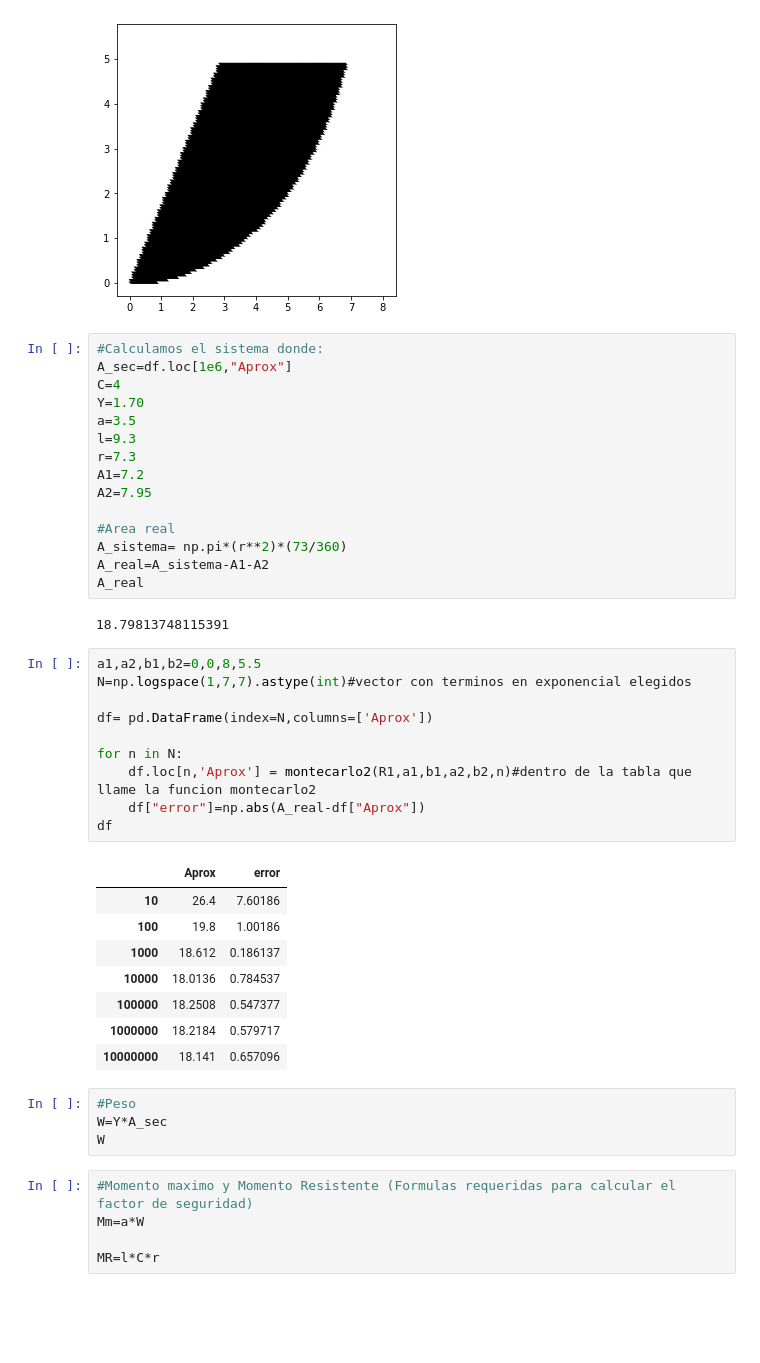
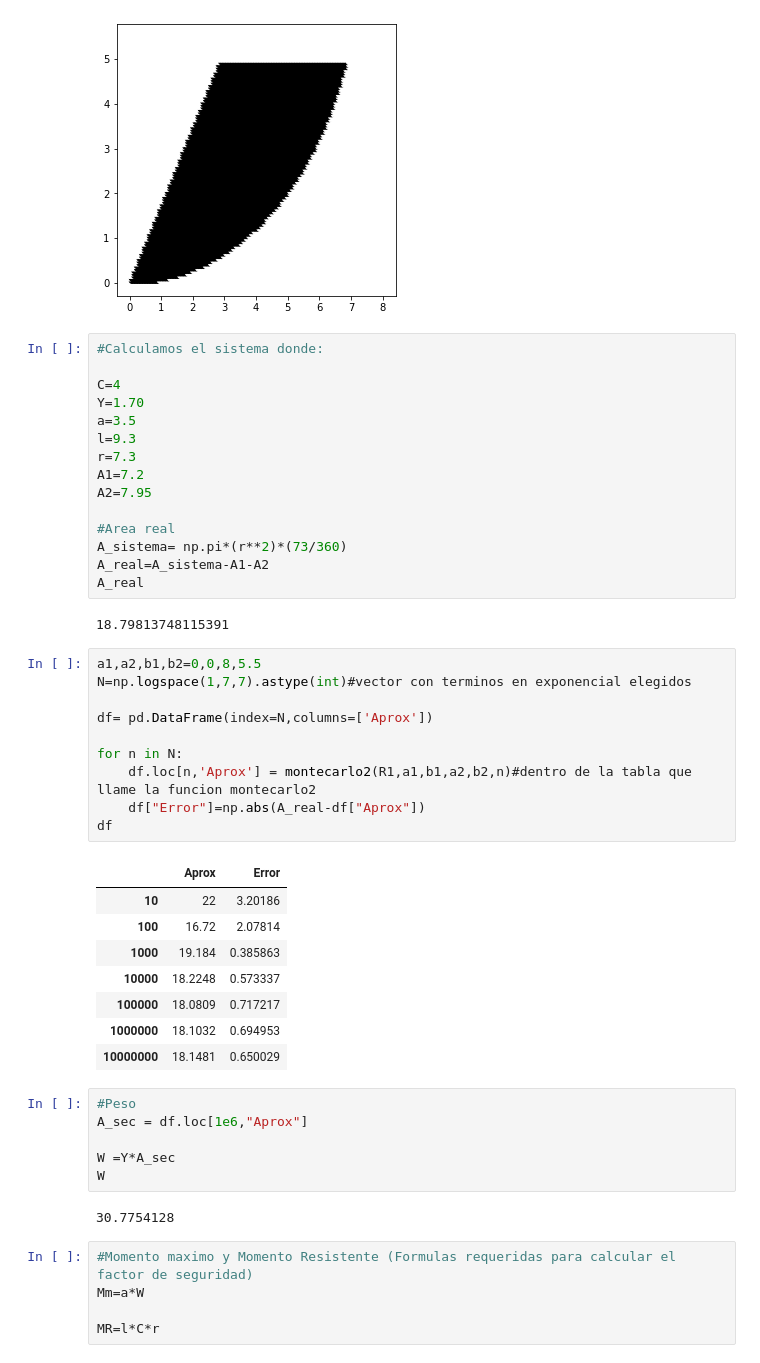
Before and after one commit to AntonioOrendain/Proyecto-2, a Jupyter notebook: PM2__MoralesA1_VillafañaL2_JimenezF3.ipynb, the cells around one changed output. Drawn from its saved outputs; the diff is of its cells as text; blank space fills up the shorter version.

```diff
--- a/PM2__MoralesA1_VillafañaL2_JimenezF3.ipynb
+++ b/PM2__MoralesA1_VillafañaL2_JimenezF3.ipynb
@@ -105,7 +127,7 @@ plt.show()
 [figure]
 # %%
 #Calculamos el sistema donde:
-A_sec=df.loc[1e6,"Aprox"]
+
 C=4
 Y=1.70
 a=3.5
@@ -123,26 +145,30 @@ A_real
 # %%
 a1,a2,b1,b2=0,0,8,5.5
 N=np.logspace(1,7,7).astype(int)#vector con terminos en exponencial elegidos
 
 df= pd.DataFrame(index=N,columns=['Aprox'])
 
 for n in N:
     df.loc[n,'Aprox'] = montecarlo2(R1,a1,b1,a2,b2,n)#dentro de la tabla que llame la funcion montecarlo2
-    df["error"]=np.abs(A_real-df["Aprox"])
+    df["Error"]=np.abs(A_real-df["Aprox"])
 df
 # %% [output]
-|  | Aprox | error |
-| 10 | 26.4 | 7.60186 |
-| 100 | 19.8 | 1.00186 |
-| 1000 | 18.612 | 0.186137 |
-| 10000 | 18.0136 | 0.784537 |
-| 100000 | 18.2508 | 0.547377 |
-| 1000000 | 18.2184 | 0.579717 |
-| 10000000 | 18.141 | 0.657096 |
+|  | Aprox | Error |
+| 10 | 22 | 3.20186 |
+| 100 | 16.72 | 2.07814 |
+| 1000 | 19.184 | 0.385863 |
+| 10000 | 18.2248 | 0.573337 |
+| 100000 | 18.0809 | 0.717217 |
+| 1000000 | 18.1032 | 0.694953 |
+| 10000000 | 18.1481 | 0.650029 |
 # %%
 #Peso
-W=Y*A_sec
+A_sec = df.loc[1e6,"Aprox"]
+
+W =Y*A_sec
 W
+# %% [output]
+30.7754128
 # %%
 #Momento maximo y Momento Resistente (Formulas requeridas para calcular el factor de seguridad)
 Mm=a*W
```
Also changed, not shown: parts of 3 cells of this notebook.
